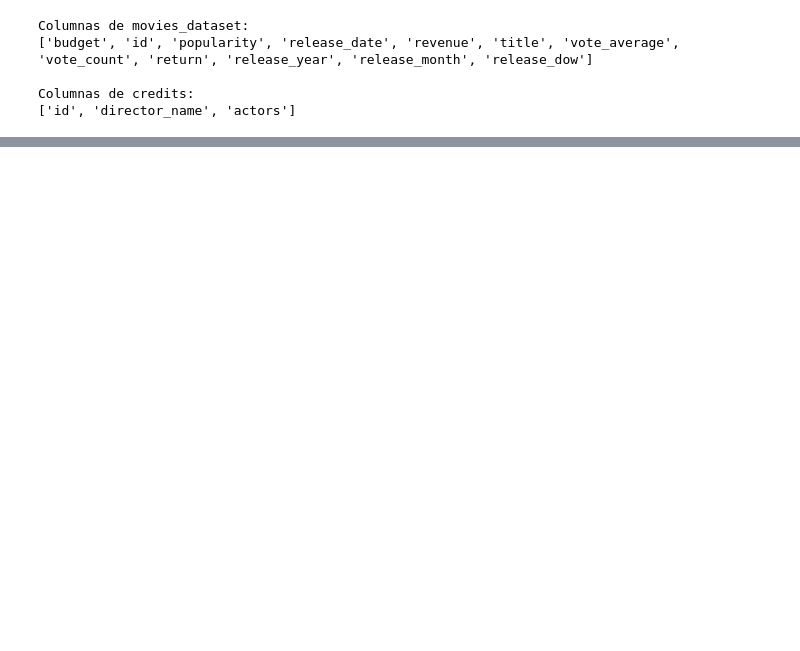
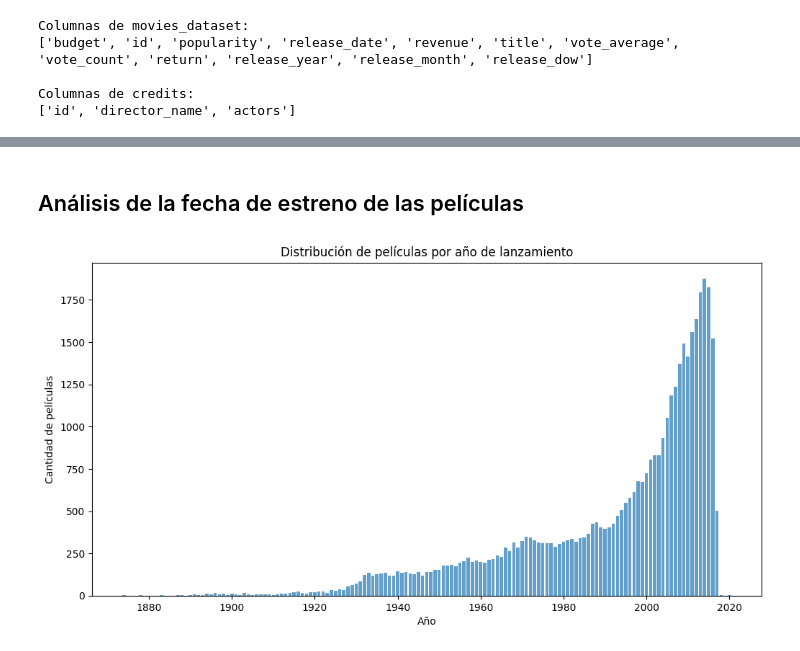
Before and after one commit to paulairazoqui/Recomendacion_peliculas, a Jupyter notebook: Notebooks/EDA.ipynb, the cells around one changed output, grey strips where cells are left out. Drawn from its saved outputs; the diff is of its cells as text; code cells hidden in the pictures; blank space fills up the shorter version.

```diff
--- a/Notebooks/EDA.ipynb
+++ b/Notebooks/EDA.ipynb
@@ -68,0 +150,17 @@ Dimensiones de credits: (45476, 3)
+# %%
+# Convertir ambos Ids a string para asegurarse de que coincidan
+movies['id'] = movies['id'].astype(str)
+credits['id'] = credits['id'].astype(str)
+
+# Filtrar registros de 'credits' que estén en 'movies'
+credits_filtrado = credits[credits['id'].isin(movies['id'])]
+
+# Verificar dimensiones después del filtrado
+print("Dimensiones originales de credits:", credits.shape)
+print("Dimensiones después del filtrado:", credits_filtrado.shape)
+
+# Reemplazar el dataset original por el filtrado, si es necesario
+credits = credits_filtrado
+
+# Crear un nuevo DataFrame reducido
+credits = credits[['id', 'director_name', 'actors']]
@@ -141,0 +271,21 @@ TypeError: unhashable type: 'list'
+# %% [markdown]
+## Análisis de la fecha de estreno de las películas
+# %%
+import matplotlib.pyplot as plt
+
+# Agrupar por año y contar la cantidad de películas
+peliculas_por_anio = movies['release_year'].value_counts().sort_index()
+
+# Graficar
+plt.figure(figsize=(12, 6))  # Aumentar el tamaño de la figura
+plt.bar(peliculas_por_anio.index, peliculas_por_anio.values, width=0.8, alpha=0.7)
+
+# Configurar etiquetas
+plt.title("Distribución de películas por año de lanzamiento")
+plt.xlabel("Año")
+plt.ylabel("Cantidad de películas")
+
+# Mostrar el gráfico
+plt.show()
+# %% [output]
+[figure, added]
```
Also changed, not shown: parts of 33 cells of this notebook.
